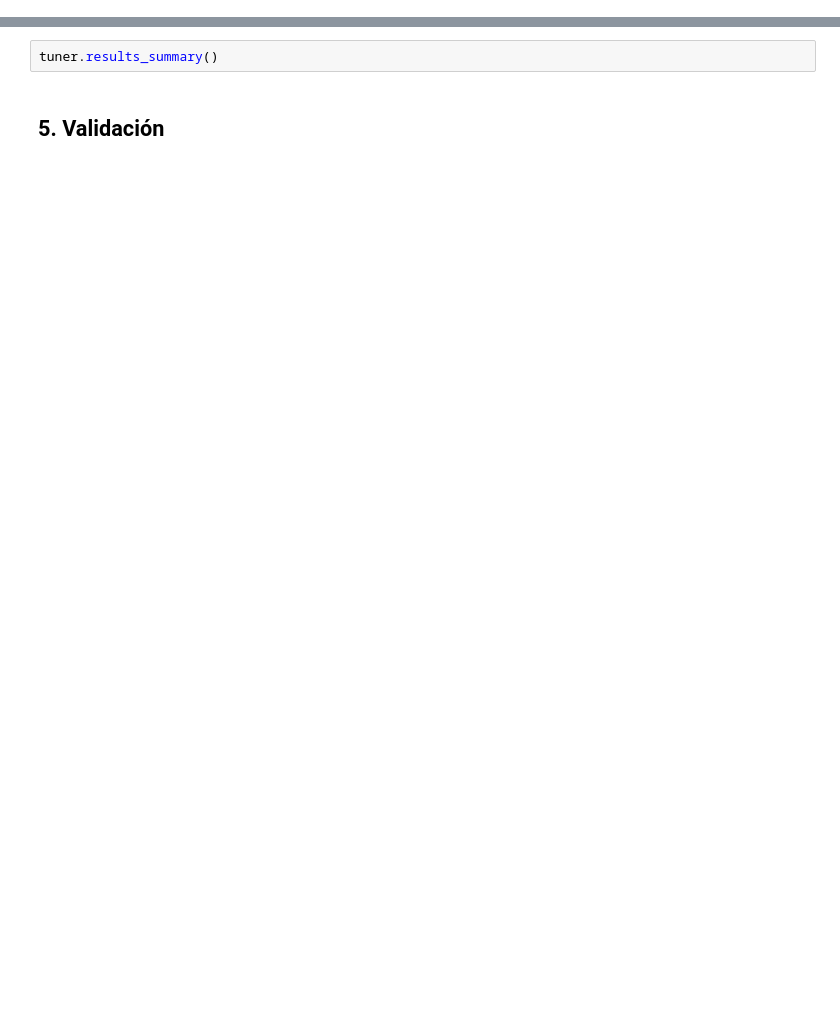
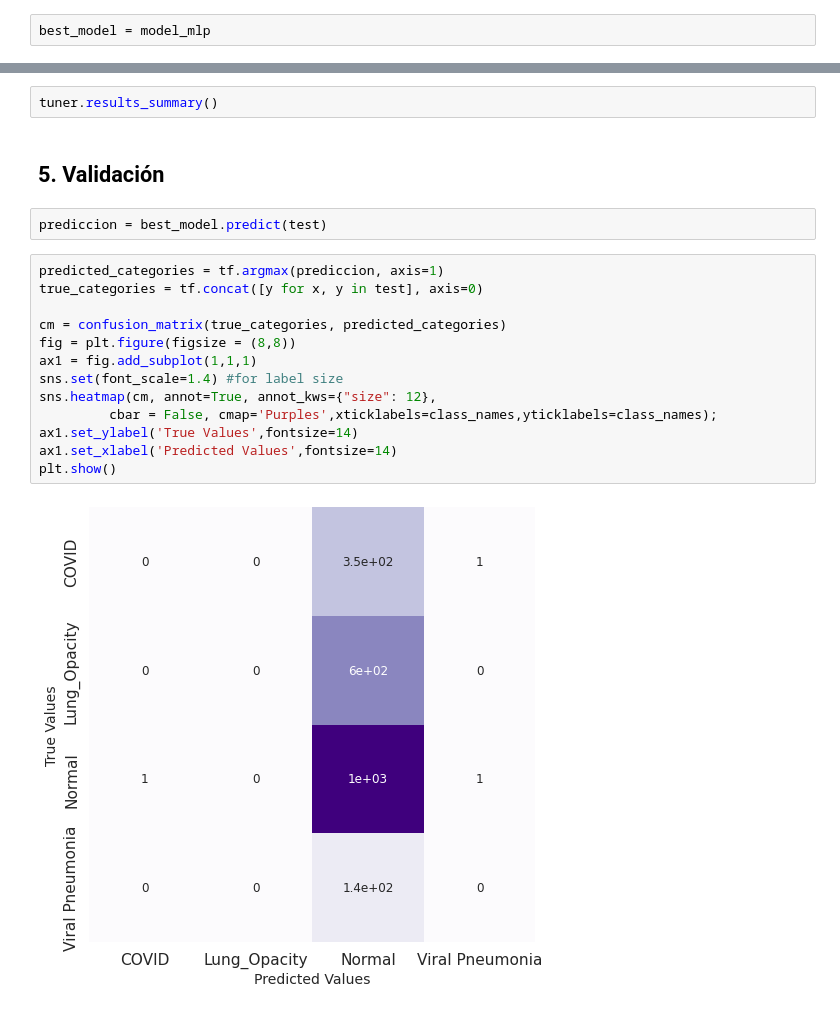
Before and after one commit to dcbonilla10/MLTechniques, a Jupyter notebook: Lab3/Laboratorio_III_Taller.ipynb, the cells around one changed output, grey strips where cells are left out. Saved outputs shown, nothing was run; the diff lists cells and outputs as text; blank space fills up the shorter version.

```diff
--- a/Lab3/Laboratorio_III_Taller.ipynb
+++ b/Lab3/Laboratorio_III_Taller.ipynb
@@ -372,3 +316,5 @@ COVID-2198.png
+# %%
+best_model = model_mlp
 # %% [markdown]
 #### 4.4 Búsqueda de hiperparámetros
 # %%
@@ -425,3 +394,20 @@ models = tuner.get_best_models(num_models=2)
 tuner.results_summary()
 # %% [markdown]
 ## 5. Validación
+# %%
+prediccion = best_model.predict(test)
+# %%
+predicted_categories = tf.argmax(prediccion, axis=1)
+true_categories = tf.concat([y for x, y in test], axis=0)
+
+cm = confusion_matrix(true_categories, predicted_categories)
+fig = plt.figure(figsize = (8,8))
+ax1 = fig.add_subplot(1,1,1)
+sns.set(font_scale=1.4) #for label size
+sns.heatmap(cm, annot=True, annot_kws={"size": 12},
+         cbar = False, cmap='Purples',xticklabels=class_names,yticklabels=class_names);
+ax1.set_ylabel('True Values',fontsize=14)
+ax1.set_xlabel('Predicted Values',fontsize=14)
+plt.show()
+# %% [output]
+[figure, added]
```
Also changed, not shown: parts of 18 cells of this notebook, 2 other files.
